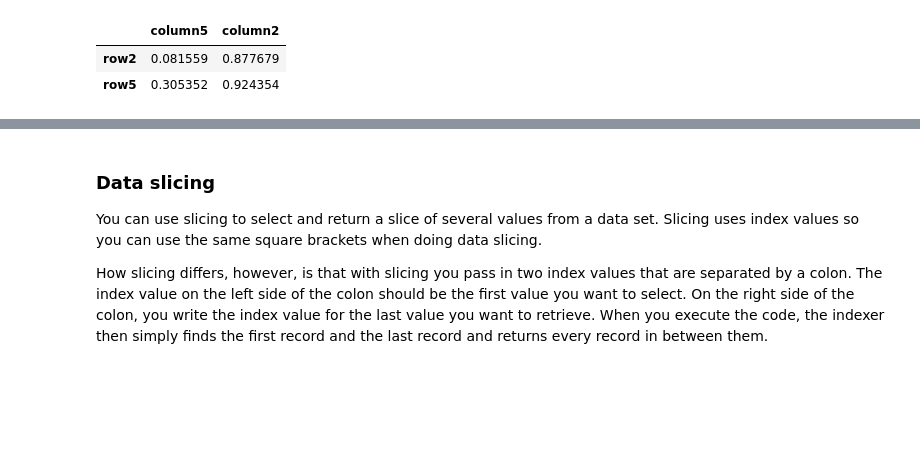
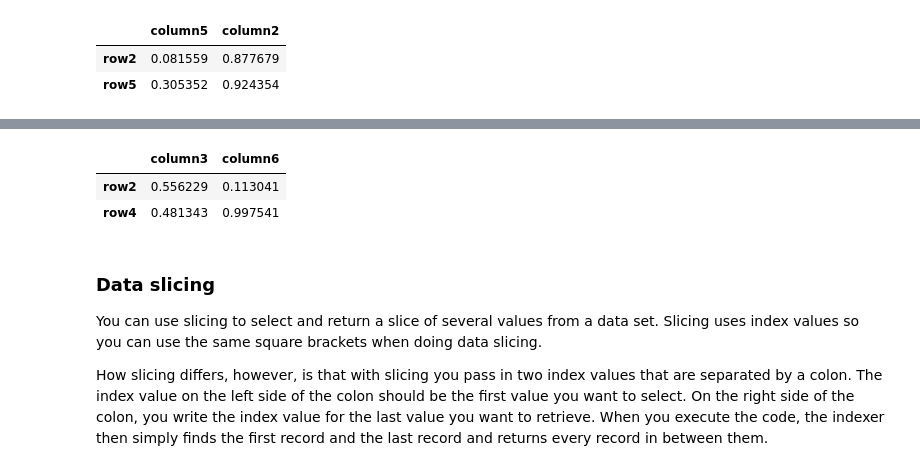
Before and after one commit to ArifAygun/Python-for-Data-Science-Essential-Training-Part-1, a Jupyter notebook: AA_linked_Python_for_DS_Ess_Train_Part_1_02_01.ipynb, the cells around one changed output, grey strips where cells are left out. Saved outputs shown, nothing was run; the diff lists cells and outputs as text; code cells hidden in the pictures; blank space fills up the shorter version.

```diff
--- a/AA_linked_Python_for_DS_Ess_Train_Part_1_02_01.ipynb
+++ b/AA_linked_Python_for_DS_Ess_Train_Part_1_02_01.ipynb
@@ -127,3 +153,9 @@ DF_obj.loc[['row2', 'row5'], ['column5', 'column2']]
+# %%
+DF_obj.loc[['row2', 'row4'], ['column3', 'column6']]
+# %% [output]
+|  | column3 | column6 |
+| row2 | 0.556229 | 0.113041 |
+| row4 | 0.481343 | 0.997541 |
 # %% [markdown]
 ### Data slicing
 You can use slicing to select and return a slice of several values from a data set. Slicing uses index values so you can use the same square brackets when doing data slicing.
```
Also changed, not shown: parts of 6 cells of this notebook.
